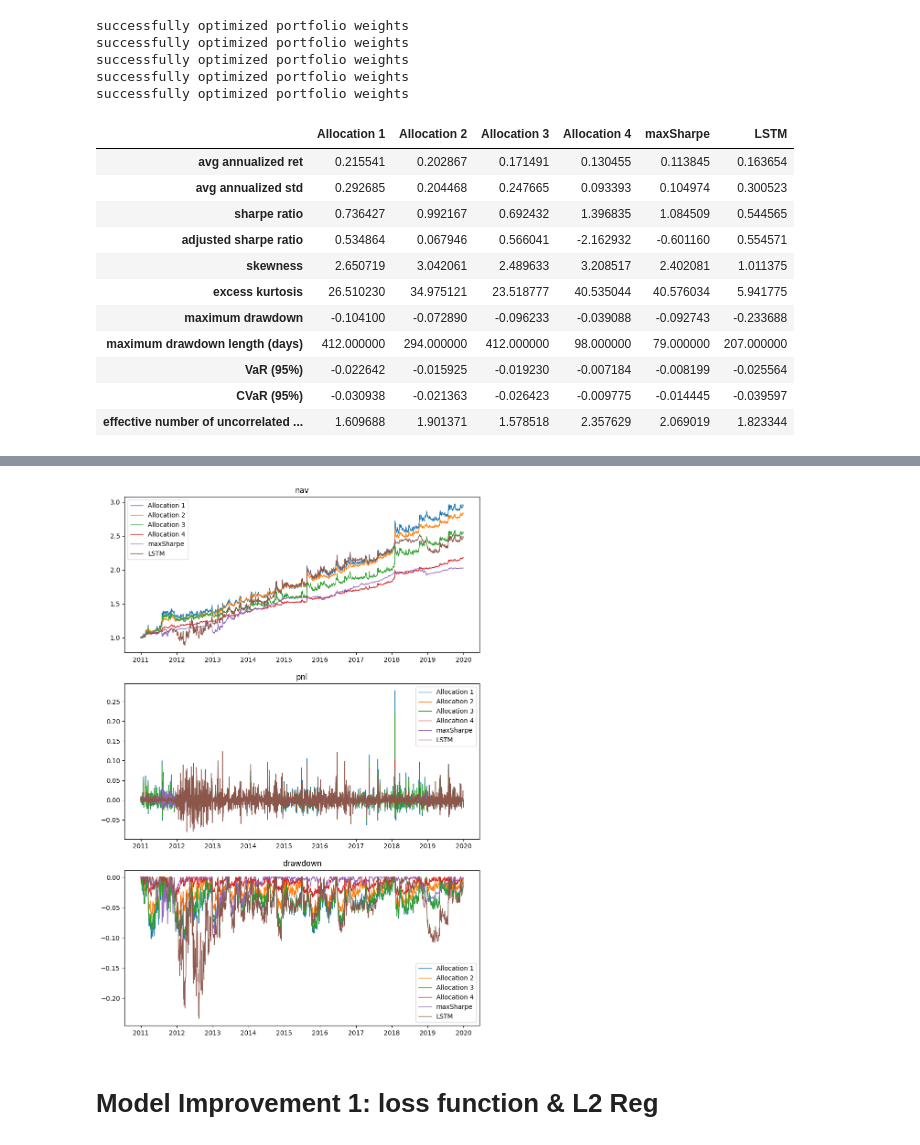
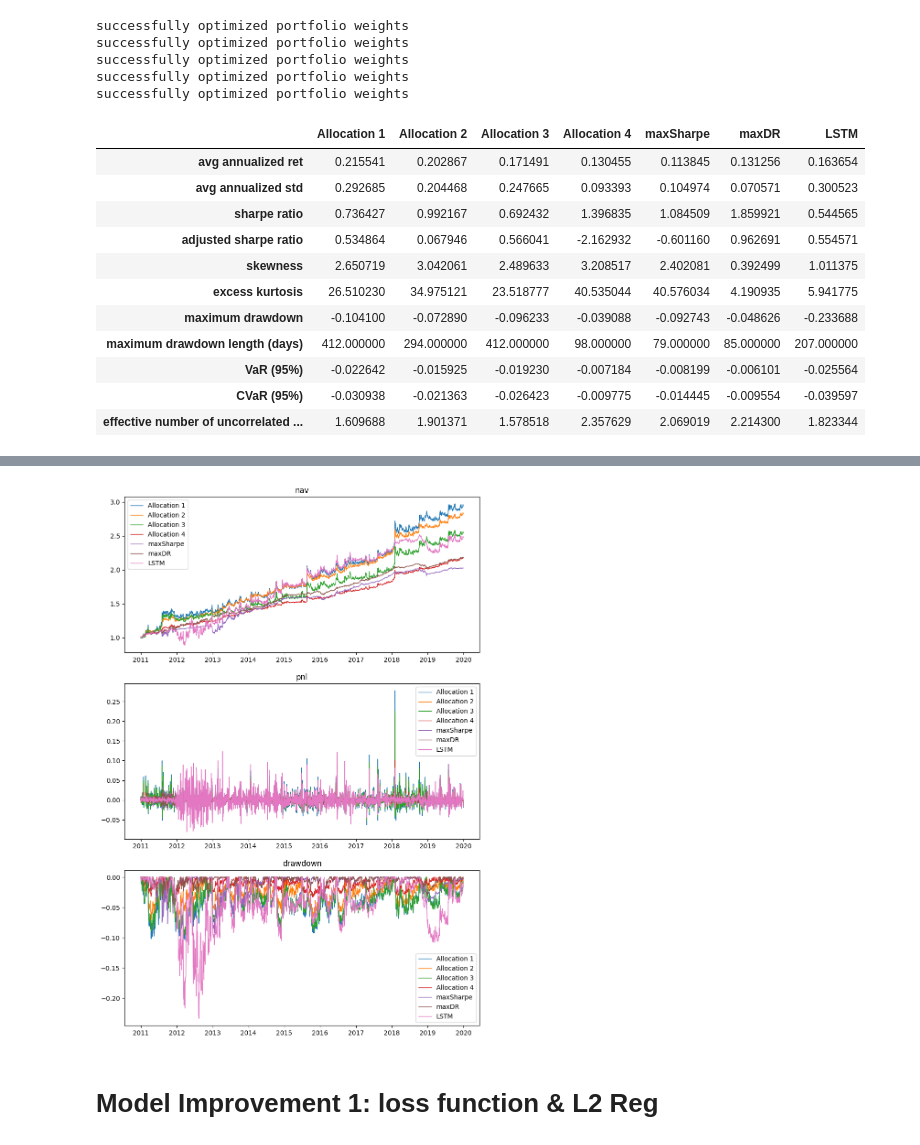
Before and after one commit to Xuanfu-lab/portfolio_optimization, a Jupyter notebook: main.ipynb, the cells around one changed output, grey strips where cells are left out. Drawn from its saved outputs; the diff is of its cells as text; code cells hidden in the pictures.

```diff
--- a/main.ipynb
+++ b/main.ipynb
@@ -87,27 +87,29 @@ display_backtest_results(
      # weight_variance,
      weight_sharpe,
      # weight_markowitz3,
-     # weight_DR,
+     weight_DR,
      # weight_MRC,
      weight_LSTM,
     ],
     ["Allocation 1", "Allocation 2", "Allocation 3", "Allocation 4",
      # "minVar",
      "maxSharpe",
-     # "Markowitz 3.0", "maxDR", "minMRC",
+     # "Markowitz 3.0",
+     "maxDR",
+     # "minMRC",
      "LSTM"
     ]
 )
 # %% [output]
-|  | Allocation 1 | Allocation 2 | Allocation 3 | Allocation 4 | maxSharpe | LSTM |
-| avg annualized ret | 0.215541 | 0.202867 | 0.171491 | 0.130455 | 0.113845 | 0.163654 |
-| avg annualized std | 0.292685 | 0.204468 | 0.247665 | 0.093393 | 0.104974 | 0.300523 |
-| sharpe ratio | 0.736427 | 0.992167 | 0.692432 | 1.396835 | 1.084509 | 0.544565 |
-| adjusted sharpe ratio | 0.534864 | 0.067946 | 0.566041 | -2.162932 | -0.601160 | 0.554571 |
-| skewness | 2.650719 | 3.042061 | 2.489633 | 3.208517 | 2.402081 | 1.011375 |
-| excess kurtosis | 26.510230 | 34.975121 | 23.518777 | 40.535044 | 40.576034 | 5.941775 |
-| maximum drawdown | -0.104100 | -0.072890 | -0.096233 | -0.039088 | -0.092743 | -0.233688 |
-| maximum drawdown length (days) | 412.000000 | 294.000000 | 412.000000 | 98.000000 | 79.000000 | 207.000000 |
-| VaR (95%) | -0.022642 | -0.015925 | -0.019230 | -0.007184 | -0.008199 | -0.025564 |
-| CVaR (95%) | -0.030938 | -0.021363 | -0.026423 | -0.009775 | -0.014445 | -0.039597 |
-| effective number of uncorrelated ... | 1.609688 | 1.901371 | 1.578518 | 2.357629 | 2.069019 | 1.823344 |
+|  | Allocation 1 | Allocation 2 | Allocation 3 | Allocation 4 | maxSharpe | maxDR | LSTM |
+| avg annualized ret | 0.215541 | 0.202867 | 0.171491 | 0.130455 | 0.113845 | 0.131256 | 0.163654 |
+| avg annualized std | 0.292685 | 0.204468 | 0.247665 | 0.093393 | 0.104974 | 0.070571 | 0.300523 |
+| sharpe ratio | 0.736427 | 0.992167 | 0.692432 | 1.396835 | 1.084509 | 1.859921 | 0.544565 |
+| adjusted sharpe ratio | 0.534864 | 0.067946 | 0.566041 | -2.162932 | -0.601160 | 0.962691 | 0.554571 |
+| skewness | 2.650719 | 3.042061 | 2.489633 | 3.208517 | 2.402081 | 0.392499 | 1.011375 |
+| excess kurtosis | 26.510230 | 34.975121 | 23.518777 | 40.535044 | 40.576034 | 4.190935 | 5.941775 |
+| maximum drawdown | -0.104100 | -0.072890 | -0.096233 | -0.039088 | -0.092743 | -0.048626 | -0.233688 |
+| maximum drawdown length (days) | 412.000000 | 294.000000 | 412.000000 | 98.000000 | 79.000000 | 85.000000 | 207.000000 |
+| VaR (95%) | -0.022642 | -0.015925 | -0.019230 | -0.007184 | -0.008199 | -0.006101 | -0.025564 |
+| CVaR (95%) | -0.030938 | -0.021363 | -0.026423 | -0.009775 | -0.014445 | -0.009554 | -0.039597 |
+| effective number of uncorrelated ... | 1.609688 | 1.901371 | 1.578518 | 2.357629 | 2.069019 | 2.214300 | 1.823344 |
@@ -116,4 +118,4 @@ Wall time: 6.63 s
-[figure, old version]
+[figure, new version]
 # %% [markdown]
 # Model Improvement 1: loss function & L2 Reg
 # %%
```
Also changed, not shown: parts of 16 cells of this notebook, 1 other file.
